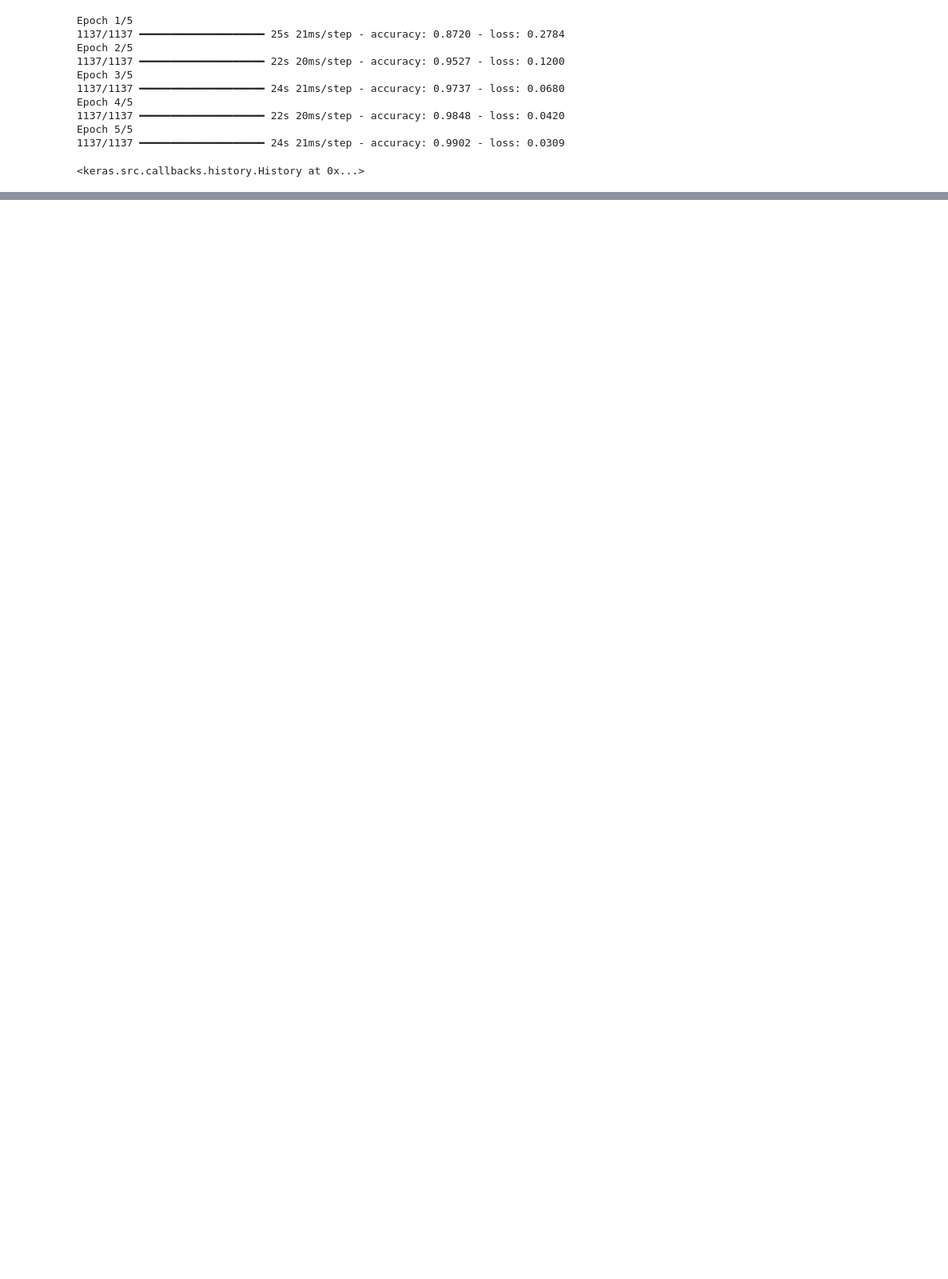
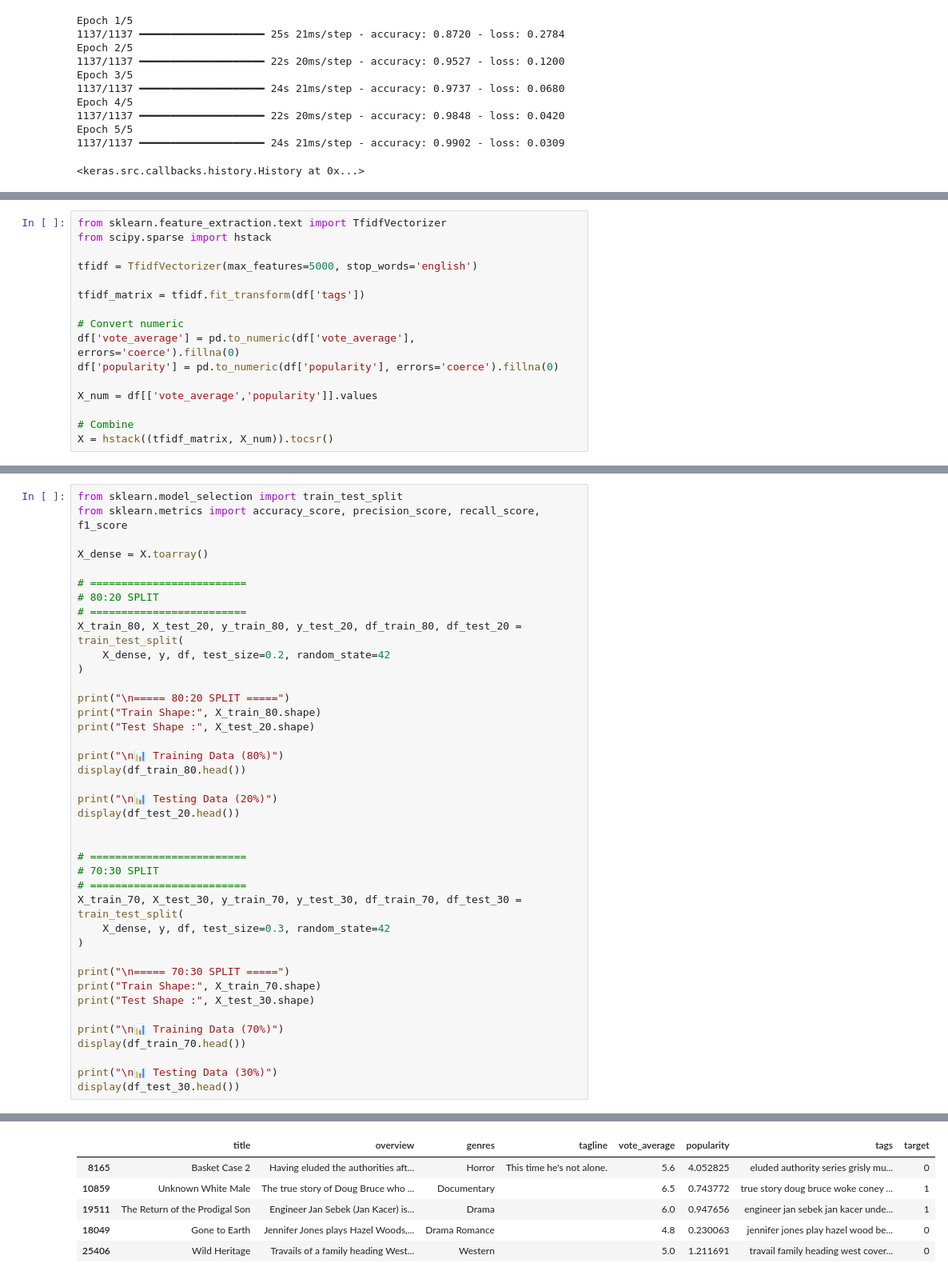
Before and after one commit to MehulShukla-git/Movie_Recommendation_System, a Jupyter notebook: DataPreprocessing.ipynb, the cells around one changed output, grey strips where cells are left out. Shown at 80% size. Drawn from its saved outputs; the diff is of its cells as text; blank space fills up the shorter version.

```diff
--- a/DataPreprocessing.ipynb
+++ b/DataPreprocessing.ipynb
@@ -618,0 +694,16 @@ None
+# %%
+from sklearn.feature_extraction.text import TfidfVectorizer
+from scipy.sparse import hstack
+
+tfidf = TfidfVectorizer(max_features=5000, stop_words='english')
+
+tfidf_matrix = tfidf.fit_transform(df['tags'])
+
+# Convert numeric
+df['vote_average'] = pd.to_numeric(df['vote_average'], errors='coerce').fillna(0)
+df['popularity'] = pd.to_numeric(df['popularity'], errors='coerce').fillna(0)
+
+X_num = df[['vote_average','popularity']].values
+
+# Combine
+X = hstack((tfidf_matrix, X_num)).tocsr()
@@ -618,0 +714,41 @@ None
+# %%
+from sklearn.model_selection import train_test_split
+from sklearn.metrics import accuracy_score, precision_score, recall_score, f1_score
+
+X_dense = X.toarray()
+
+# =========================
+# 80:20 SPLIT
+# =========================
+X_train_80, X_test_20, y_train_80, y_test_20, df_train_80, df_test_20 = train_test_split(
+    X_dense, y, df, test_size=0.2, random_state=42
+)
+
+print("\n===== 80:20 SPLIT =====")
+print("Train Shape:", X_train_80.shape)
+print("Test Shape :", X_test_20.shape)
+
+print("\n📊 Training Data (80%)")
+display(df_train_80.head())
+
+print("\n📊 Testing Data (20%)")
+display(df_test_20.head())
+
+
+# =========================
+# 70:30 SPLIT
+# =========================
+X_train_70, X_test_30, y_train_70, y_test_30, df_train_70, df_test_30 = train_test_split(
+    X_dense, y, df, test_size=0.3, random_state=42
+)
+
+print("\n===== 70:30 SPLIT =====")
+print("Train Shape:", X_train_70.shape)
+print("Test Shape :", X_test_30.shape)
+
+print("\n📊 Training Data (70%)")
+display(df_train_70.head())
+
+print("\n📊 Testing Data (30%)")
+display(df_test_30.head())
+# %% [output]
@@ -618,0 +760,6 @@ None
+|  | title | overview | genres | tagline | vote_average | popularity | tags | target |
+| 8165 | Basket Case 2 | Having eluded the authorities aft... | Horror | This time he's not alone. | 5.6 | 4.052825 | eluded authority series grisly mu... | 0 |
+| 10859 | Unknown White Male | The true story of Doug Bruce who ... | Documentary |  | 6.5 | 0.743772 | true story doug bruce woke coney ... | 1 |
+| 19511 | The Return of the Prodigal Son | Engineer Jan Sebek (Jan Kacer) is... | Drama |  | 6.0 | 0.947656 | engineer jan sebek jan kacer unde... | 1 |
+| 18049 | Gone to Earth | Jennifer Jones plays Hazel Woods,... | Drama Romance |  | 4.8 | 0.230063 | jennifer jones play hazel wood be... | 0 |
+| 25406 | Wild Heritage | Travails of a family heading West... | Western |  | 5.0 | 1.211691 | travail family heading west cover... | 0 |
```
Also changed, not shown: parts of 19 cells of this notebook.
